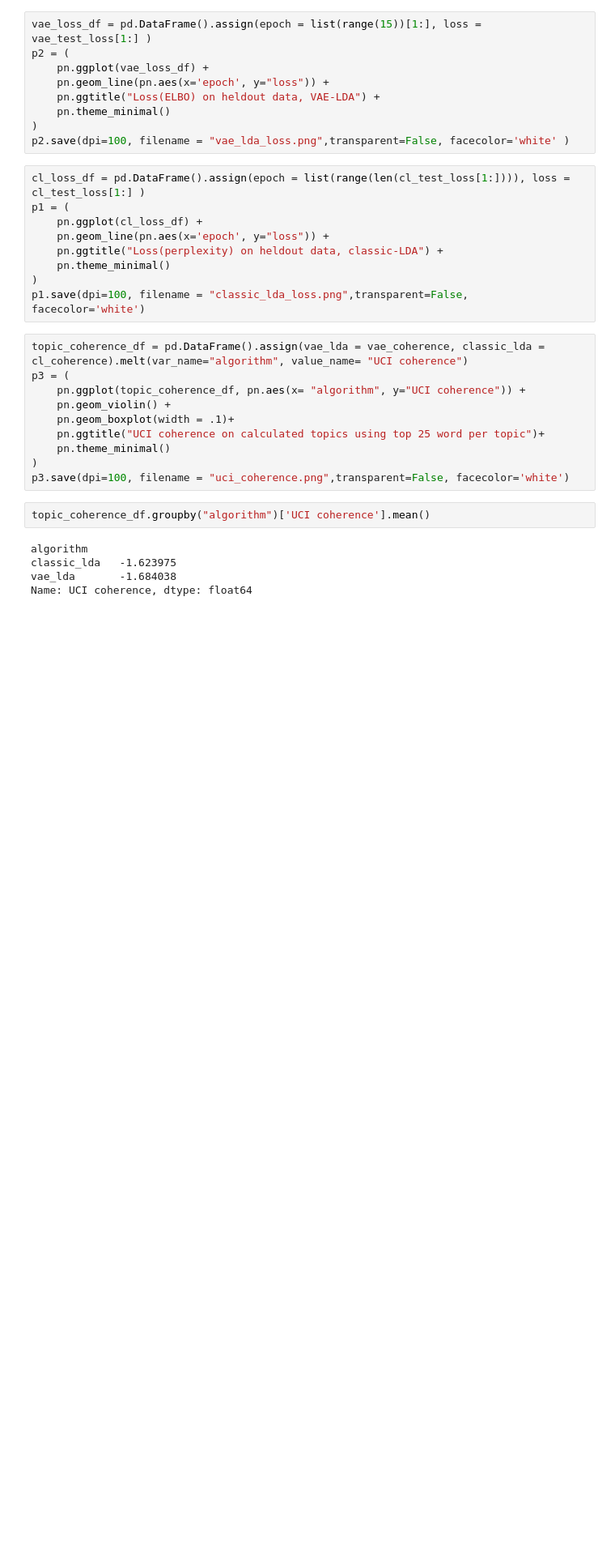
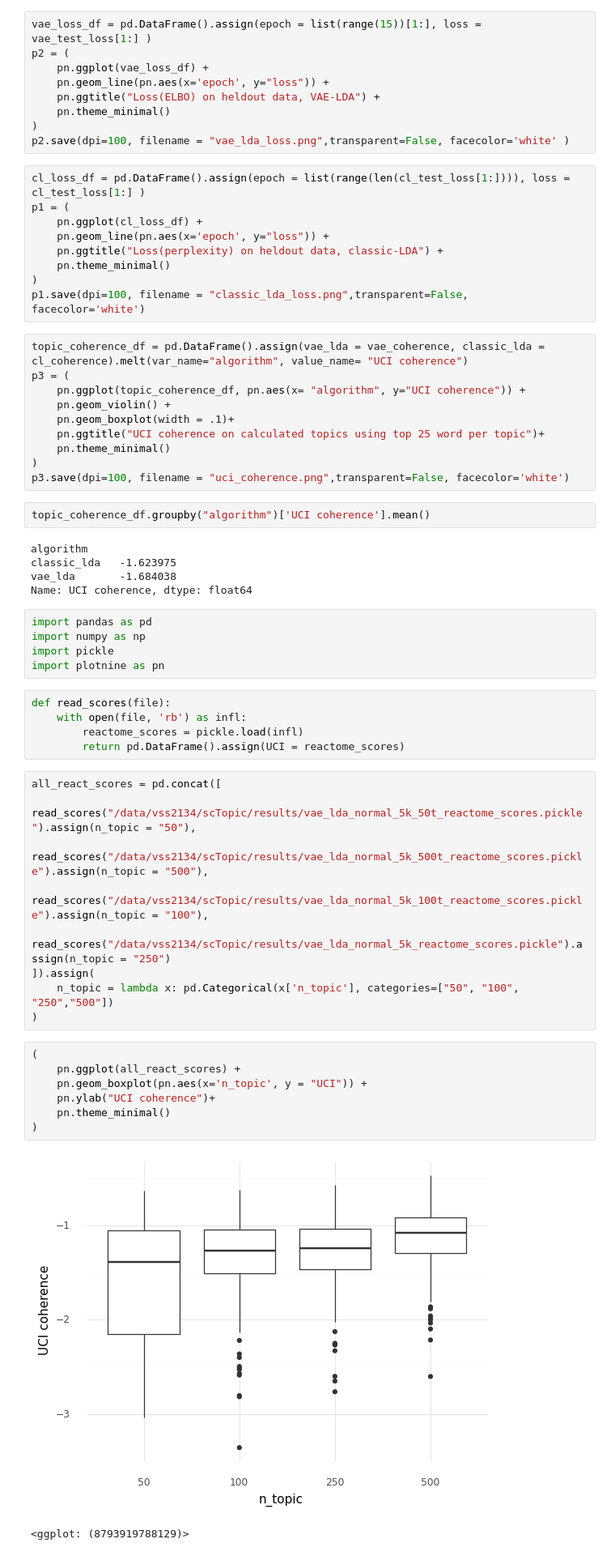
Before and after one commit to vinay-swamy/single-cell-topic-models, a Jupyter notebook: analysis.ipynb, the cells around one changed output. Shown: that part at 81% size. Drawn from its saved outputs; the diff is of its cells as text; blank space fills up the shorter version.

```diff
--- a/analysis.ipynb
+++ b/analysis.ipynb
@@ -63,3 +63,32 @@ algorithm
 classic_lda   -1.623975
 vae_lda       -1.684038
 Name: UCI coherence, dtype: float64
+# %%
+import pandas as pd
+import numpy as np
+import pickle
+import plotnine as pn
+# %%
+def read_scores(file):
+    with open(file, 'rb') as infl:
+        reactome_scores = pickle.load(infl)
+        return pd.DataFrame().assign(UCI = reactome_scores)
+# %%
+all_react_scores = pd.concat([
+    read_scores("/data/vss2134/scTopic/results/vae_lda_normal_5k_50t_reactome_scores.pickle").assign(n_topic = "50"),
+    read_scores("/data/vss2134/scTopic/results/vae_lda_normal_5k_500t_reactome_scores.pickle").assign(n_topic = "500"),
+    read_scores("/data/vss2134/scTopic/results/vae_lda_normal_5k_100t_reactome_scores.pickle").assign(n_topic = "100"),
+    read_scores("/data/vss2134/scTopic/results/vae_lda_normal_5k_reactome_scores.pickle").assign(n_topic = "250")
+]).assign(
+    n_topic = lambda x: pd.Categorical(x['n_topic'], categories=["50", "100", "250","500"])
+)
+# %%
+(
+    pn.ggplot(all_react_scores) +
+    pn.geom_boxplot(pn.aes(x='n_topic', y = "UCI")) +
+    pn.ylab("UCI coherence")+
+    pn.theme_minimal()
+)
+# %% [output]
+[figure, added]
+<ggplot: (8793919788129)>
```
Also changed, not shown: parts of 4 cells of this notebook, 15 other files.
